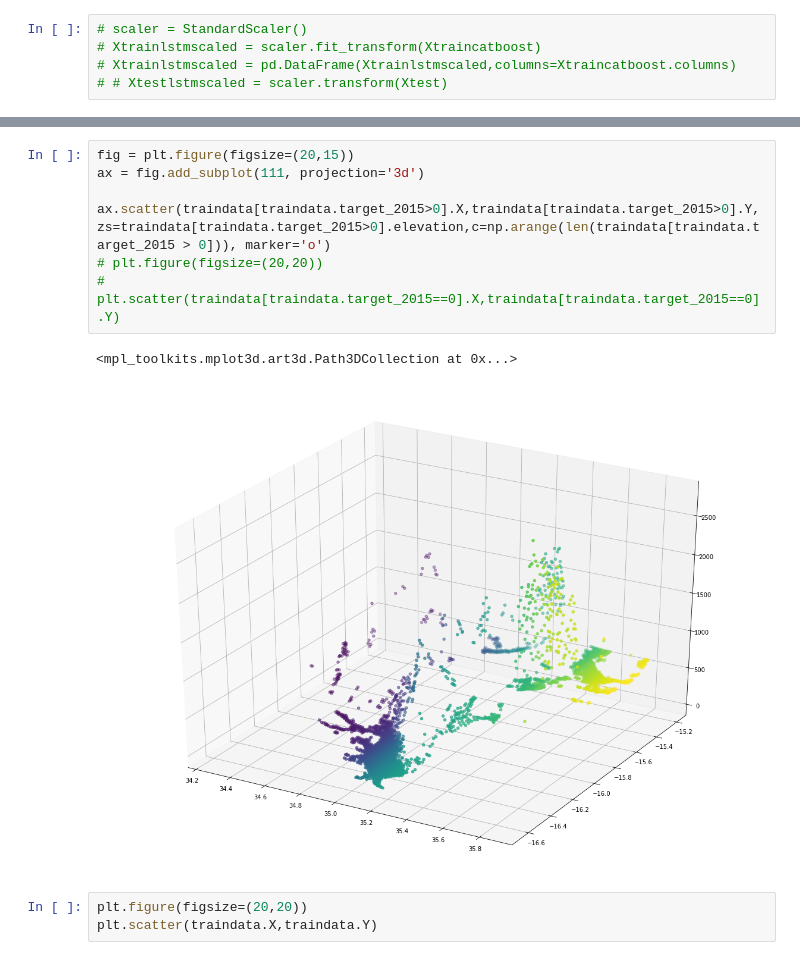
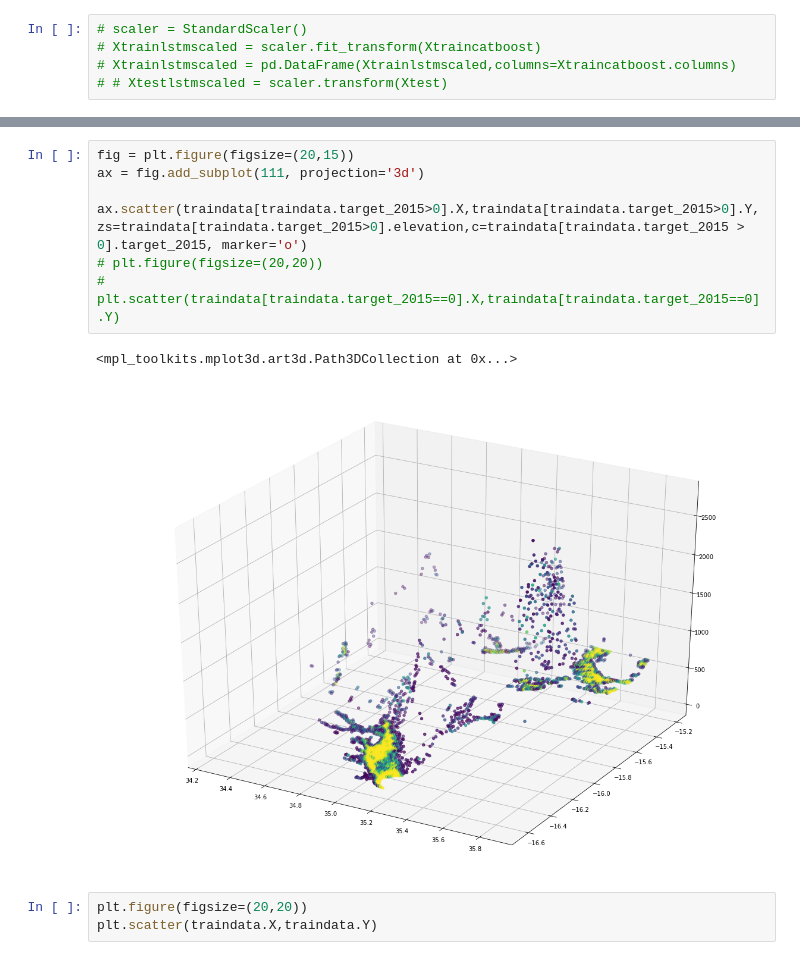
Before and after one commit to AttentiveNader/malawifloods, a Jupyter notebook: malawifloods.ipynb, the cells around one changed output, grey strips where cells are left out. Cells and saved outputs as stored; diff of their text form.

```diff
--- a/malawifloods.ipynb
+++ b/malawifloods.ipynb
@@ -151,13 +141,13 @@ ax.scatter(traindata.X,traindata.Y,zs=traindata.elevation, c=col, marker='o')
 # %%
 fig = plt.figure(figsize=(20,15))
 ax = fig.add_subplot(111, projection='3d')
 
-ax.scatter(traindata[traindata.target_2015>0].X,traindata[traindata.target_2015>0].Y,zs=traindata[traindata.target_2015>0].elevation,c=np.arange(len(traindata[traindata.target_2015 > 0])), marker='o')
+ax.scatter(traindata[traindata.target_2015>0].X,traindata[traindata.target_2015>0].Y,zs=traindata[traindata.target_2015>0].elevation,c=traindata[traindata.target_2015 > 0].target_2015, marker='o')
 # plt.figure(figsize=(20,20))
 # plt.scatter(traindata[traindata.target_2015==0].X,traindata[traindata.target_2015==0].Y)
 # %% [output]
 <mpl_toolkits.mplot3d.art3d.Path3DCollection at 0x...>
-[figure, old version]
+[figure, new version]
 # %%
 plt.figure(figsize=(20,20))
 plt.scatter(traindata.X,traindata.Y)
```
Also changed, not shown: parts of 13 cells of this notebook, 2 other files.
